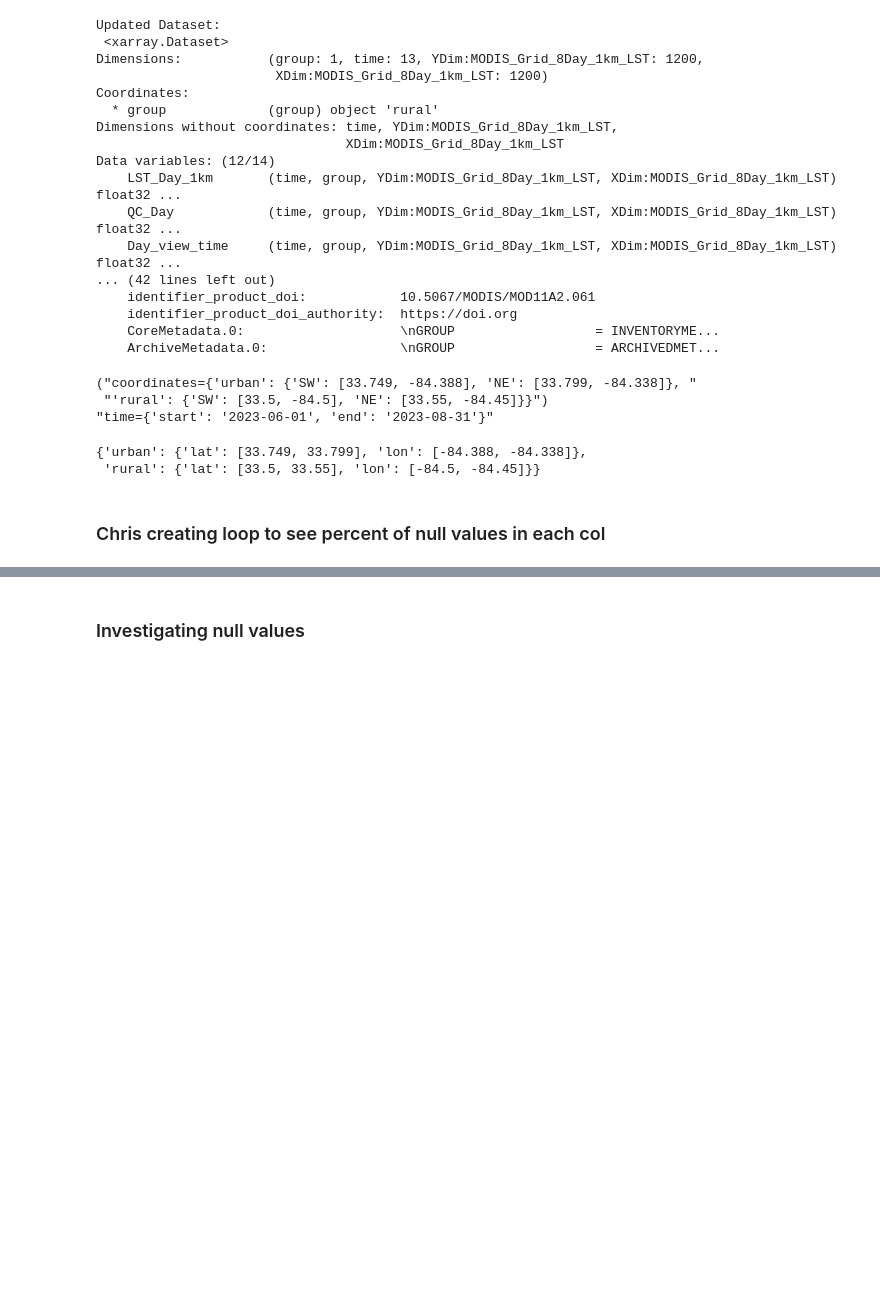
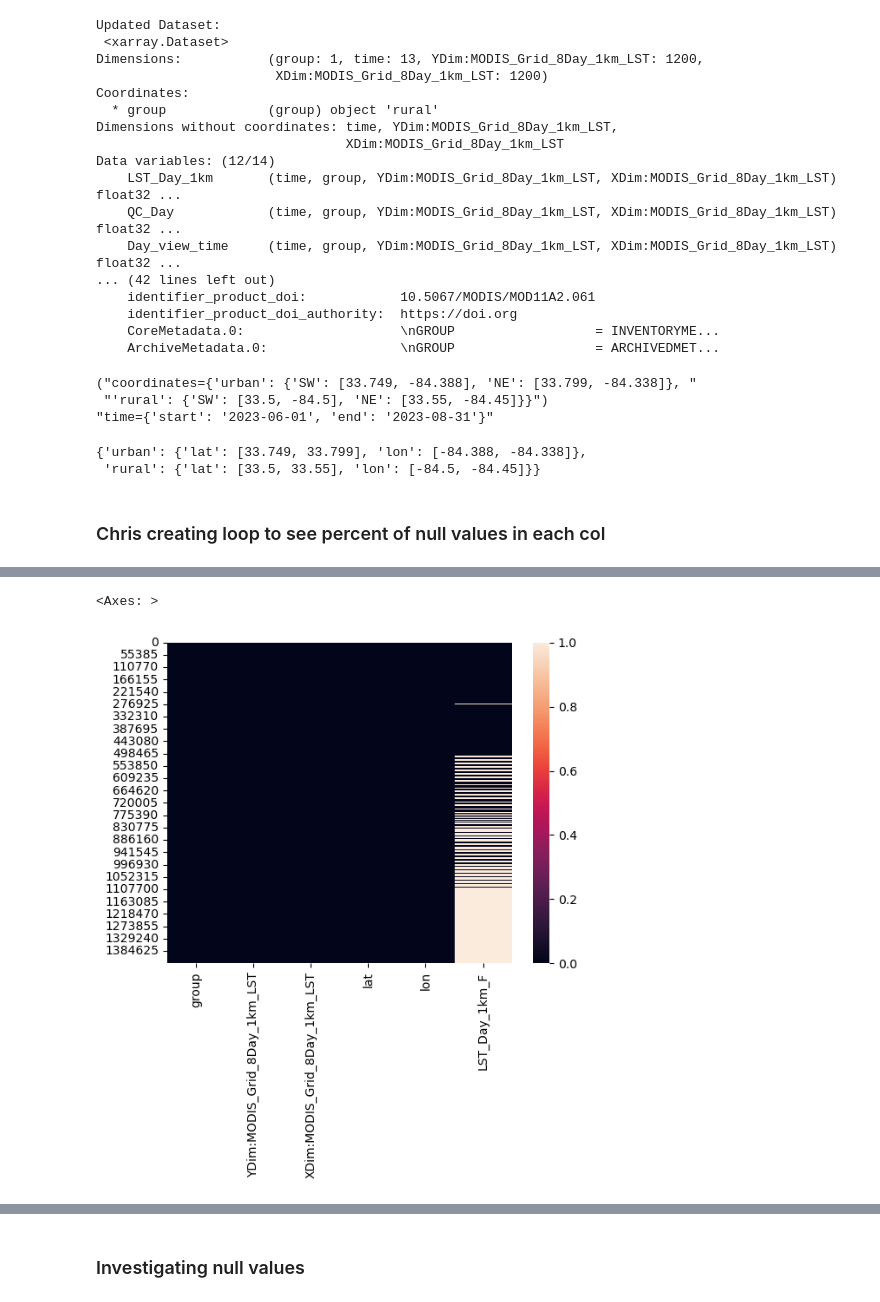
Before and after one commit to jirvingphd/nasa-earth-science, a Jupyter notebook: heat-island-analysis.ipynb, the cells around one changed output, grey strips where cells are left out. Saved outputs shown, nothing was run; the diff lists cells and outputs as text; code cells hidden in the pictures; blank space fills up the shorter version.

```diff
--- a/heat-island-analysis.ipynb
+++ b/heat-island-analysis.ipynb
@@ -1163,3 +1159,7 @@ def check_for_nans(df):
         all_time_df.append(temp_df)
 
     return pd.concat(all_time_df, axis=1)
+# %%
+i = 0
+loop_df = ds_urban['LST_Day_1km_F'].isel(time=i).to_dataframe().reset_index()
+loop_df
@@ -1165,0 +1180,6 @@ def check_for_nans(df):
+# %%
+# missingno.matrix(loop_df)
+sns.heatmap(loop_df.isna())
+# %% [output]
+<Axes: >
+[figure, added]
```
Also changed, not shown: parts of 14 cells of this notebook.
